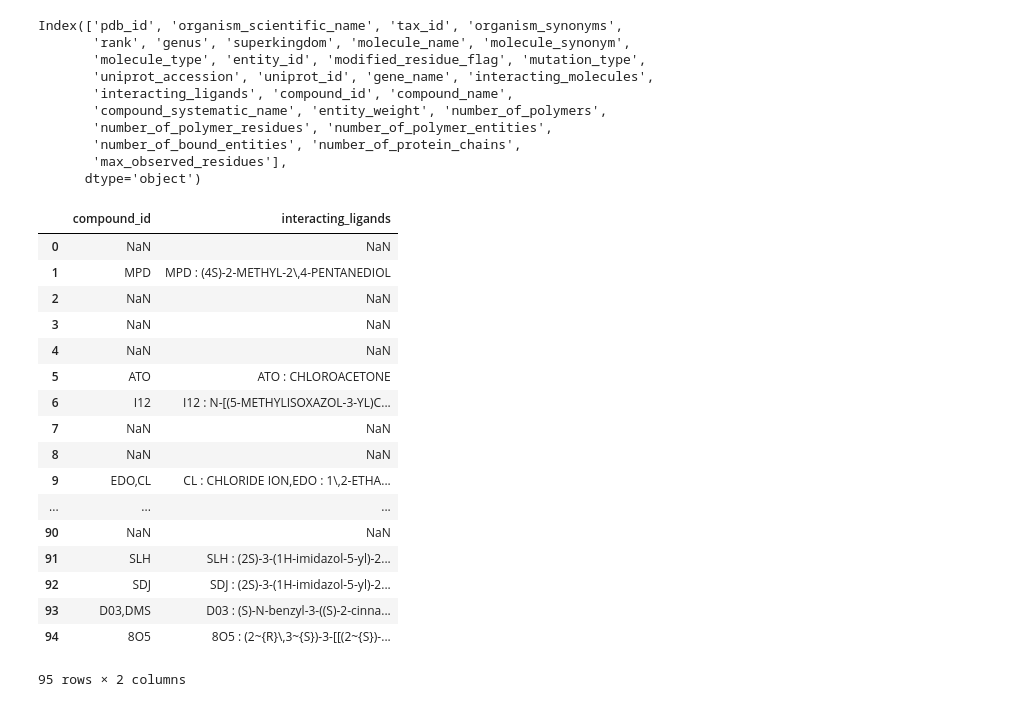
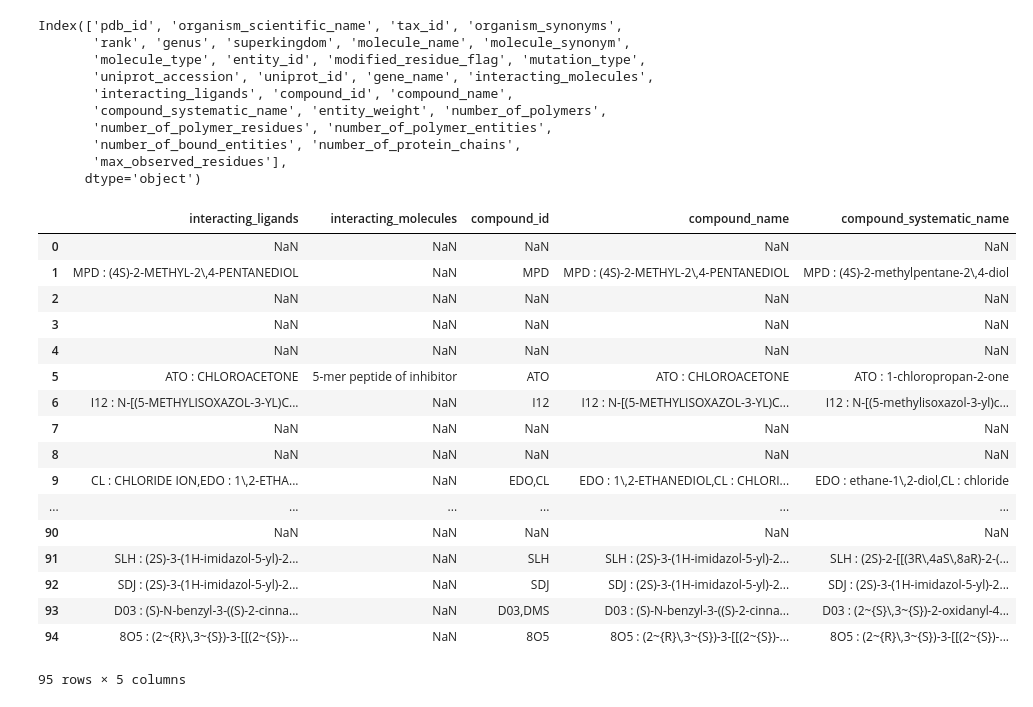
Before and after one commit to tmacdou4/2019-nCov, a Jupyter notebook: notebooks/homologous_proteins.ipynb, the cells around one changed output. Drawn from its saved outputs; the diff is of its cells as text; code cells hidden in the pictures.

```diff
--- a/notebooks/homologous_proteins.ipynb
+++ b/notebooks/homologous_proteins.ipynb
@@ -24,24 +16,24 @@ Index(['pdb_id', 'organism_scientific_name', 'tax_id', 'organism_synonyms',
        'max_observed_residues'],
       dtype='object')
 # %%
-#Compound ID's. Not informative
-prot_df[["interacting_ligands","compound_id"]]
+#Not informative
+prot_df[["interacting_ligands",'interacting_molecules',"compound_id","compound_name","compound_systematic_name"]]
 # %% [output]
-|  | compound_id | interacting_ligands |
-| 0 | NaN | NaN |
-| 1 | MPD | MPD : (4S)-2-METHYL-2\,4-PENTANEDIOL |
-| 2 | NaN | NaN |
-| 3 | NaN | NaN |
-| 4 | NaN | NaN |
-| 5 | ATO | ATO : CHLOROACETONE |
-| 6 | I12 | I12 : N-[(5-METHYLISOXAZOL-3-YL)C... |
-| 7 | NaN | NaN |
-| 8 | NaN | NaN |
-| 9 | EDO,CL | CL : CHLORIDE ION,EDO : 1\,2-ETHA... |
-| ... | ... | ... |
-| 90 | NaN | NaN |
-| 91 | SLH | SLH : (2S)-3-(1H-imidazol-5-yl)-2... |
-| 92 | SDJ | SDJ : (2S)-3-(1H-imidazol-5-yl)-2... |
-| 93 | D03,DMS | D03 : (S)-N-benzyl-3-((S)-2-cinna... |
-| 94 | 8O5 | 8O5 : (2~{R}\,3~{S})-3-[[(2~{S})-... |
+|  | interacting_ligands | interacting_molecules | compound_id | compound_name | compound_systematic_name |
+| 0 | NaN | NaN | NaN | NaN | NaN |
+| 1 | MPD : (4S)-2-METHYL-2\,4-PENTANEDIOL | NaN | MPD | MPD : (4S)-2-METHYL-2\,4-PENTANEDIOL | MPD : (4S)-2-methylpentane-2\,4-diol |
+| 2 | NaN | NaN | NaN | NaN | NaN |
+| 3 | NaN | NaN | NaN | NaN | NaN |
+| 4 | NaN | NaN | NaN | NaN | NaN |
+| 5 | ATO : CHLOROACETONE | 5-mer peptide of inhibitor | ATO | ATO : CHLOROACETONE | ATO : 1-chloropropan-2-one |
+| 6 | I12 : N-[(5-METHYLISOXAZOL-3-YL)C... | NaN | I12 | I12 : N-[(5-METHYLISOXAZOL-3-YL)C... | I12 : N-[(5-methylisoxazol-3-yl)c... |
+| 7 | NaN | NaN | NaN | NaN | NaN |
+| 8 | NaN | NaN | NaN | NaN | NaN |
+| 9 | CL : CHLORIDE ION,EDO : 1\,2-ETHA... | NaN | EDO,CL | EDO : 1\,2-ETHANEDIOL,CL : CHLORI... | EDO : ethane-1\,2-diol,CL : chloride |
+| ... | ... | ... | ... | ... | ... |
+| 90 | NaN | NaN | NaN | NaN | NaN |
+| 91 | SLH : (2S)-3-(1H-imidazol-5-yl)-2... | NaN | SLH | SLH : (2S)-3-(1H-imidazol-5-yl)-2... | SLH : (2S)-2-[[(3R\,4aS\,8aR)-2-(... |
+| 92 | SDJ : (2S)-3-(1H-imidazol-5-yl)-2... | NaN | SDJ | SDJ : (2S)-3-(1H-imidazol-5-yl)-2... | SDJ : (2S)-3-(1H-imidazol-5-yl)-2... |
+| 93 | D03 : (S)-N-benzyl-3-((S)-2-cinna... | NaN | D03,DMS | D03 : (S)-N-benzyl-3-((S)-2-cinna... | D03 : (2~{S}\,3~{S})-2-oxidanyl-4... |
+| 94 | 8O5 : (2~{R}\,3~{S})-3-[[(2~{S})-... | NaN | 8O5 | 8O5 : (2~{R}\,3~{S})-3-[[(2~{S})-... | 8O5 : (2~{R}\,3~{S})-3-[[(2~{S})-... |
-95 rows × 2 columns
+95 rows × 5 columns
```
Also changed, not shown: parts of 2 cells of this notebook.
